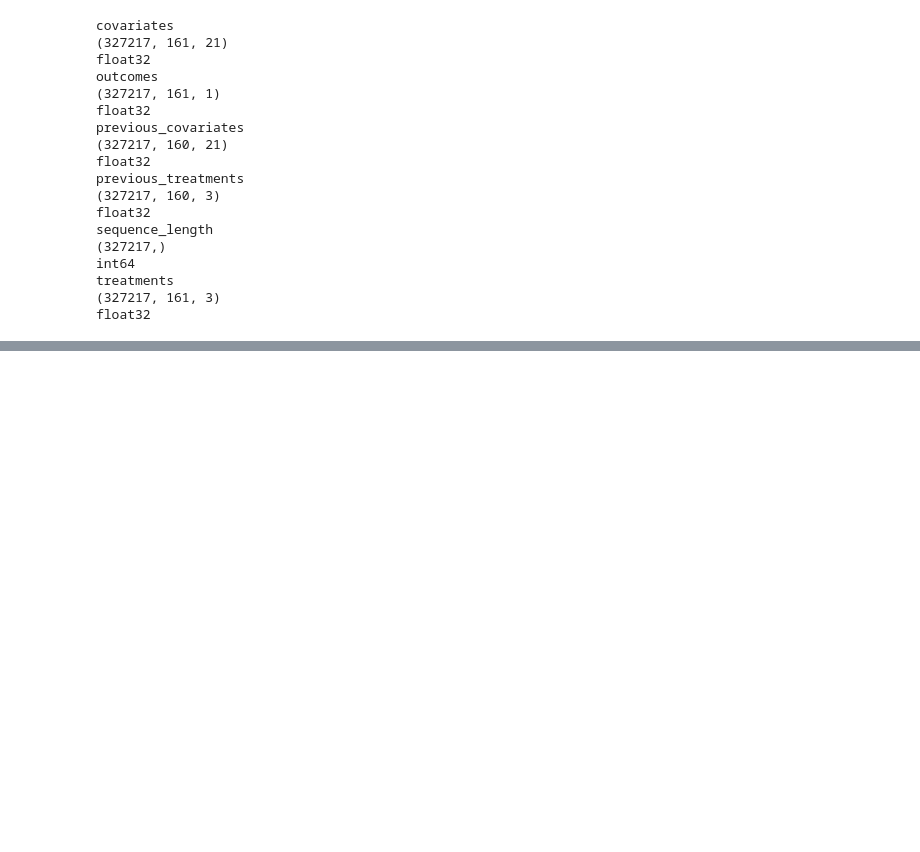
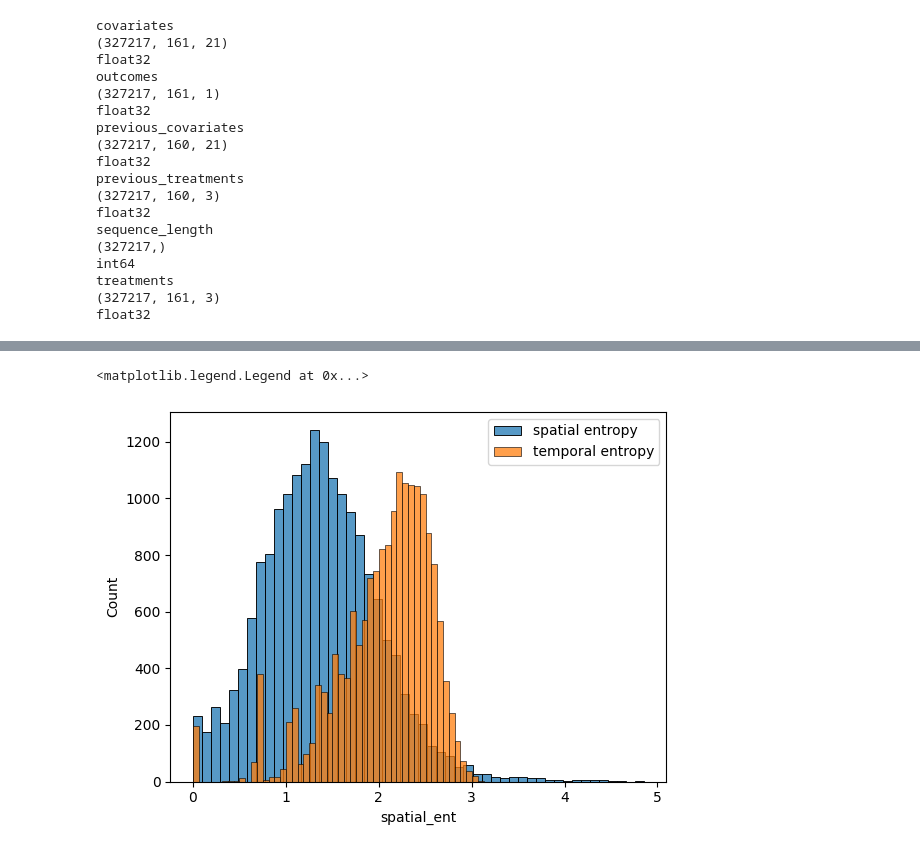
Before and after one commit to HuangNX/Conformity_Casual_Inferance, a Jupyter notebook: data_process_new.ipynb, the cells around one changed output, grey strips where cells are left out. Drawn from its saved outputs; the diff is of its cells as text; code cells hidden in the pictures; blank space fills up the shorter version.

```diff
--- a/data_process_new.ipynb
+++ b/data_process_new.ipynb
@@ -412,0 +454,14 @@ float32
+# %%
+spatial_ent = pd.read_csv("../data/raw_data/sample_poi_month_entro_yura.csv")
+spatial_ent.rename(columns={"grid_id":"pid", "entropy":"spatial_ent"}, inplace=True)
+temperal_ent = pd.read_csv("../data/raw_data/sample_move_month_entro_yura.csv")
+temperal_ent.rename(columns={"grid_id":"pid", "entropy":"temperal_ent"}, inplace=True)
+# %%
+spatial_ent_sample = spatial_ent[spatial_ent['pid'].isin(sample_pids)]
+temperal_ent_sample = temperal_ent[temperal_ent['pid'].isin(sample_pids)]
+sns.histplot(spatial_ent_sample['spatial_ent'],bins=50, label="spatial entropy")
+sns.histplot(temperal_ent_sample['temperal_ent'],bins=50,label="temporal entropy")
+plt.legend()
+# %% [output]
+<matplotlib.legend.Legend at 0x...>
+[figure, added]
```
Also changed, not shown: parts of 10 cells of this notebook, 7 other files.
